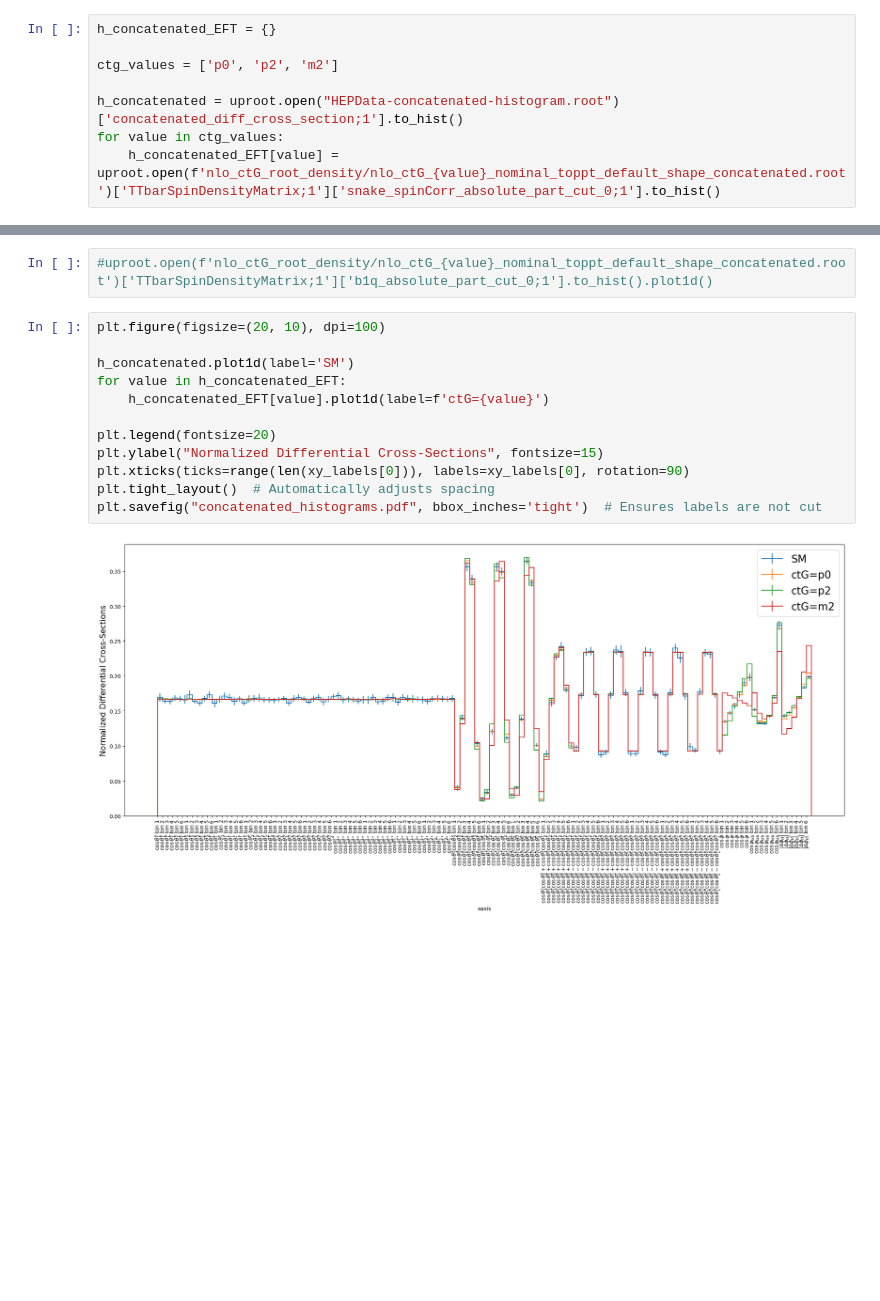
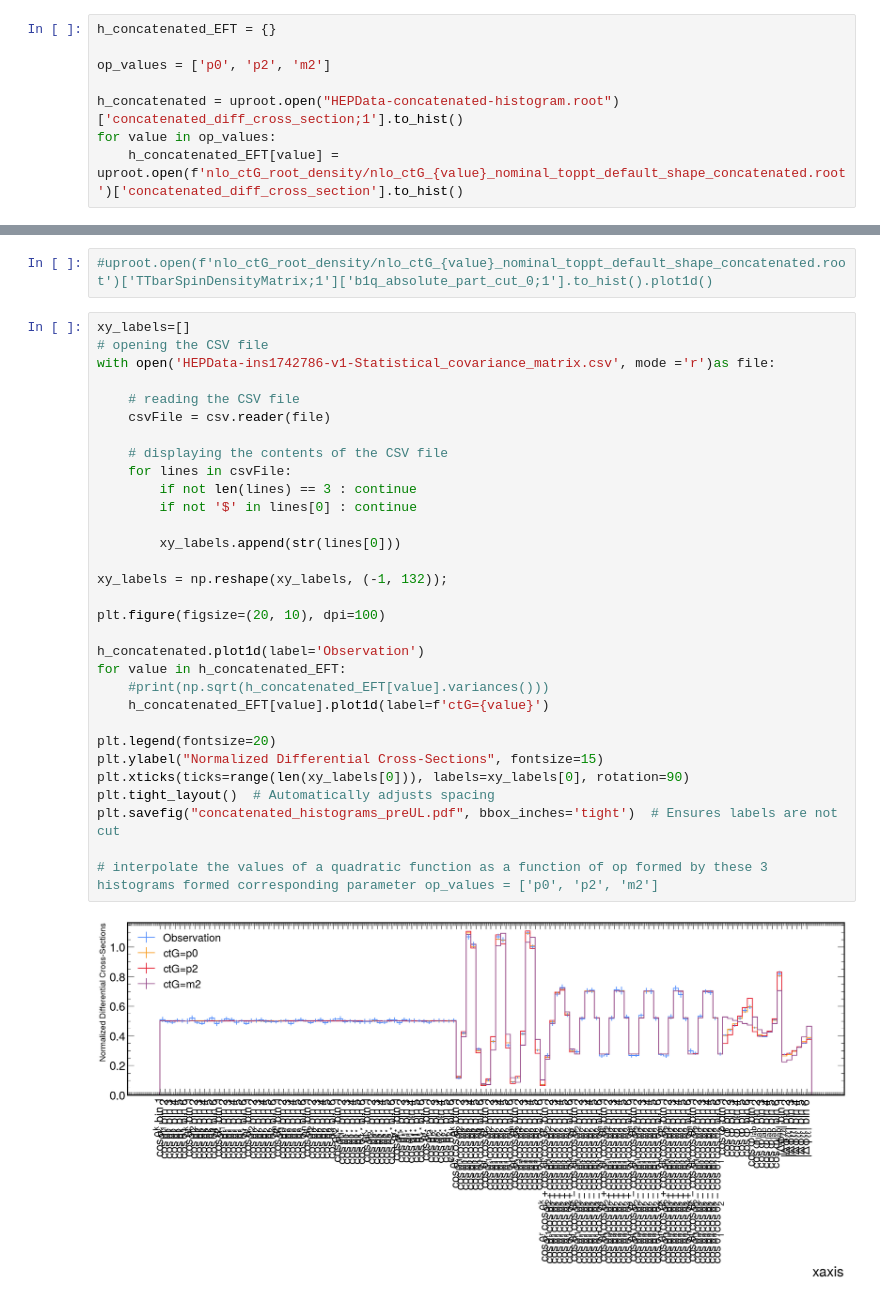
Before and after one commit to holytpk/EFTFitter, a Jupyter notebook: exec/convert_csv_root.ipynb, the cells around one changed output, grey strips where cells are left out. Saved outputs shown, nothing was run; the diff lists cells and outputs as text; blank space fills up the shorter version.

```diff
--- a/exec/convert_csv_root.ipynb
+++ b/exec/convert_csv_root.ipynb
@@ -455,26 +550,45 @@ Concatenated histogram saved to HEPData-concatenated-histogram.root
 # %%
 h_concatenated_EFT = {}
 
-ctg_values = ['p0', 'p2', 'm2']
+op_values = ['p0', 'p2', 'm2']
 
 h_concatenated = uproot.open("HEPData-concatenated-histogram.root")['concatenated_diff_cross_section;1'].to_hist()
-for value in ctg_values:
-    h_concatenated_EFT[value] = uproot.open(f'nlo_ctG_root_density/nlo_ctG_{value}_nominal_toppt_default_shape_concatenated.root')['TTbarSpinDensityMatrix;1']['snake_spinCorr_absolute_part_cut_0;1'].to_hist()
+for value in op_values:
+    h_concatenated_EFT[value] = uproot.open(f'nlo_ctG_root_density/nlo_ctG_{value}_nominal_toppt_default_shape_concatenated.root')['concatenated_diff_cross_section'].to_hist()
 # %%
 #uproot.open(f'nlo_ctG_root_density/nlo_ctG_{value}_nominal_toppt_default_shape_concatenated.root').keys()
 # %%
 #uproot.open(f'nlo_ctG_root_density/nlo_ctG_{value}_nominal_toppt_default_shape_concatenated.root')['TTbarSpinDensityMatrix;1']['b1q_absolute_part_cut_0;1'].to_hist().plot1d()
 # %%
+xy_labels=[]
+# opening the CSV file
+with open('HEPData-ins1742786-v1-Statistical_covariance_matrix.csv', mode ='r')as file:
+
+    # reading the CSV file
+    csvFile = csv.reader(file)
+
+    # displaying the contents of the CSV file
+    for lines in csvFile:
+        if not len(lines) == 3 : continue
+        if not '$' in lines[0] : continue
+
+        xy_labels.append(str(lines[0]))
+
+xy_labels = np.reshape(xy_labels, (-1, 132));
+
 plt.figure(figsize=(20, 10), dpi=100)
 
-h_concatenated.plot1d(label='SM')
+h_concatenated.plot1d(label='Observation')
 for value in h_concatenated_EFT:
+    #print(np.sqrt(h_concatenated_EFT[value].variances()))
     h_concatenated_EFT[value].plot1d(label=f'ctG={value}')
 
 plt.legend(fontsize=20)
 plt.ylabel("Normalized Differential Cross-Sections", fontsize=15)
 plt.xticks(ticks=range(len(xy_labels[0])), labels=xy_labels[0], rotation=90)
 plt.tight_layout()  # Automatically adjusts spacing
-plt.savefig("concatenated_histograms.pdf", bbox_inches='tight')  # Ensures labels are not cut
+plt.savefig("concatenated_histograms_preUL.pdf", bbox_inches='tight')  # Ensures labels are not cut
+
+# interpolate the values of a quadratic function as a function of op formed by these 3 histograms formed corresponding parameter op_values = ['p0', 'p2', 'm2']
 # %% [output]
-[figure, old version]
+[figure, new version]
```
Also changed, not shown: parts of 26 cells of this notebook, 1 other file.
